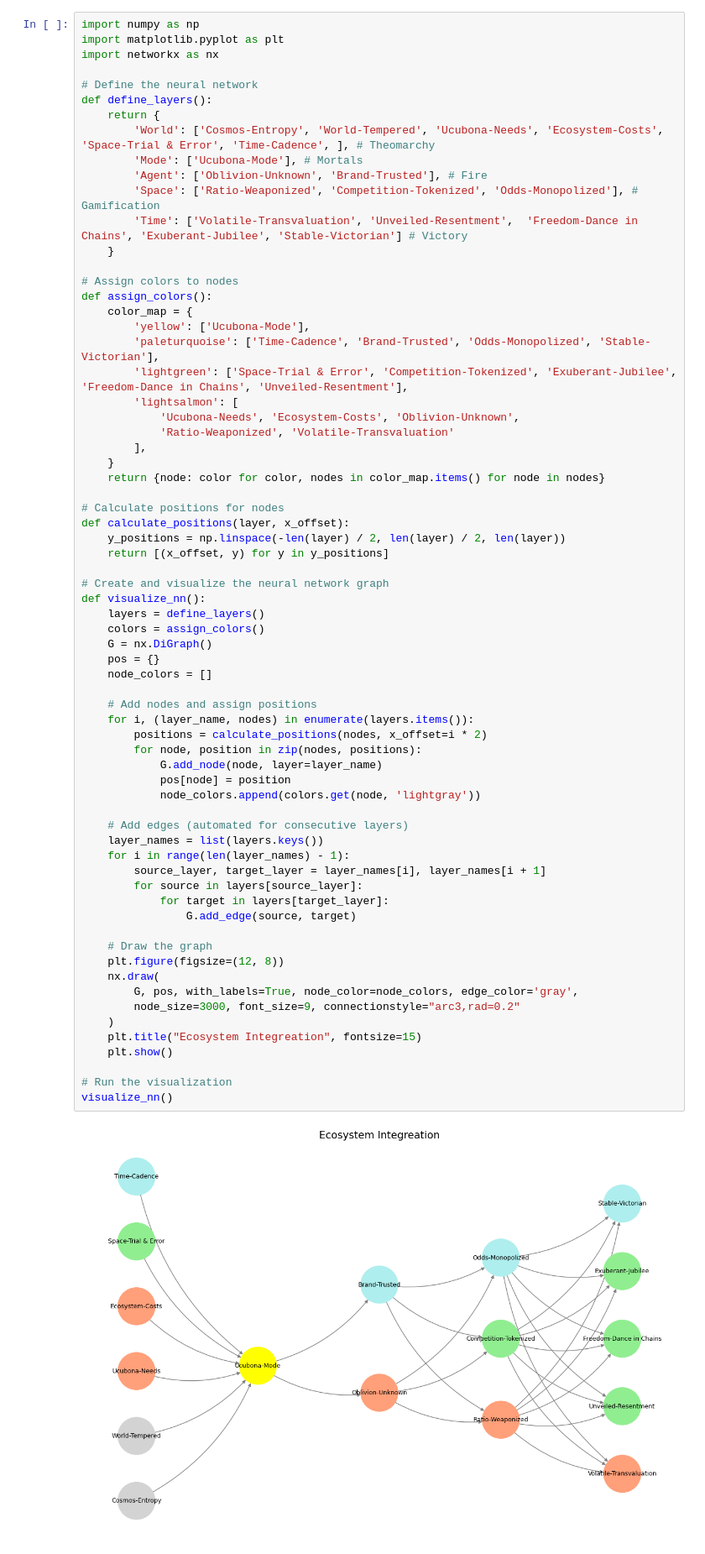
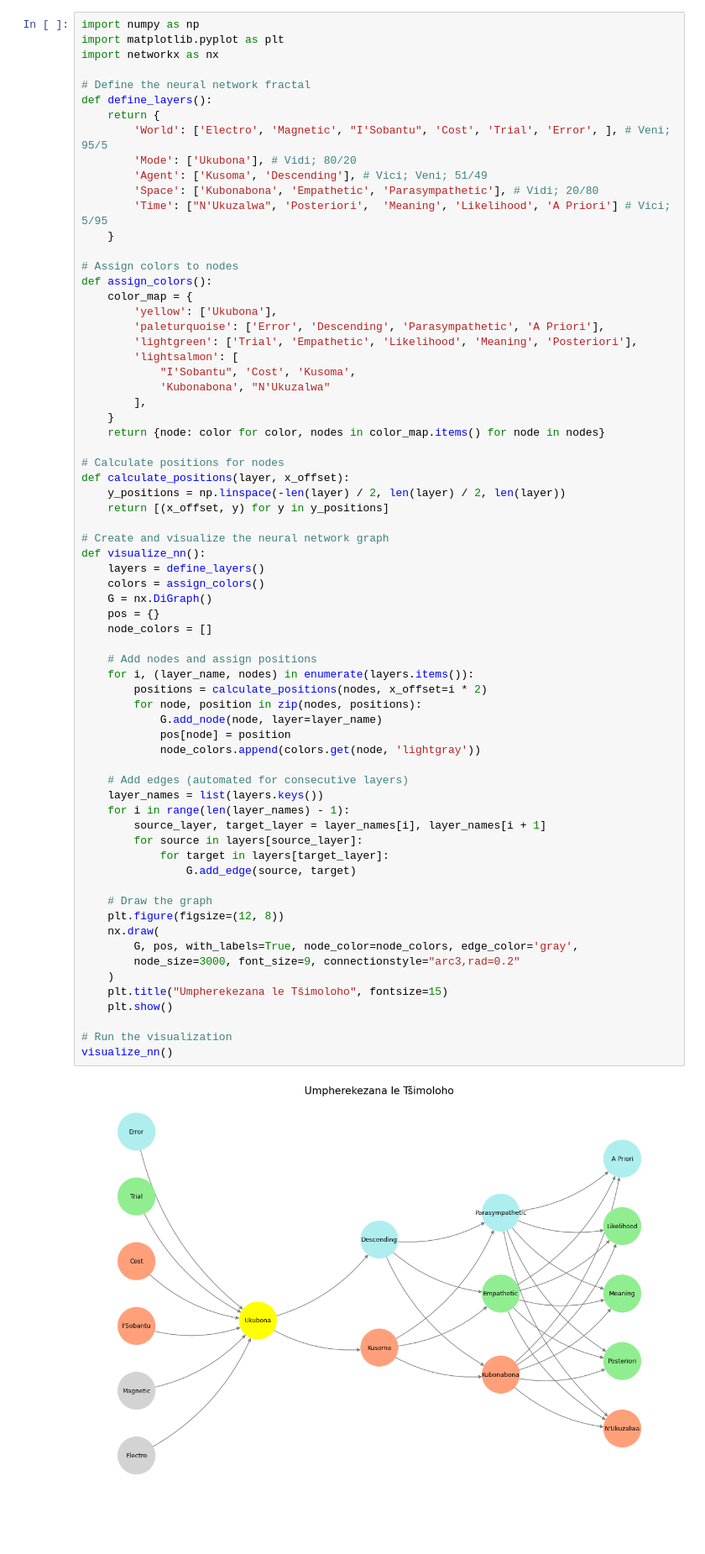
Before and after one commit to abikesa/oil, a Jupyter notebook: kitabo/ensi/_build/jupyter_execute/index.ipynb, the cells around one changed output. Shown at 84% size. Drawn from its saved outputs; the diff is of its cells as text; blank space fills up the shorter version.

````diff
--- a/kitabo/ensi/_build/jupyter_execute/index.ipynb
+++ b/kitabo/ensi/_build/jupyter_execute/index.ipynb
@@ -22,25 +22,25 @@ import numpy as np
 import matplotlib.pyplot as plt
 import networkx as nx
 
-# Define the neural network
+# Define the neural network fractal
 def define_layers():
     return {
-        'World': ['Cosmos-Entropy', 'World-Tempered', 'Ucubona-Needs', 'Ecosystem-Costs', 'Space-Trial & Error', 'Time-Cadence', ], # Theomarchy
-        'Mode': ['Ucubona-Mode'], # Mortals
-        'Agent': ['Oblivion-Unknown', 'Brand-Trusted'], # Fire
-        'Space': ['Ratio-Weaponized', 'Competition-Tokenized', 'Odds-Monopolized'], # Gamification
-        'Time': ['Volatile-Transvaluation', 'Unveiled-Resentment',  'Freedom-Dance in Chains', 'Exuberant-Jubilee', 'Stable-Victorian'] # Victory
+        'World': ['Electro', 'Magnetic', "I'Sobantu", 'Cost', 'Trial', 'Error', ], # Veni; 95/5
+        'Mode': ['Ukubona'], # Vidi; 80/20
+        'Agent': ['Kusoma', 'Descending'], # Vici; Veni; 51/49
+        'Space': ['Kubonabona', 'Empathetic', 'Parasympathetic'], # Vidi; 20/80
+        'Time': ["N'Ukuzalwa", 'Posteriori',  'Meaning', 'Likelihood', 'A Priori'] # Vici; 5/95
     }
 
 # Assign colors to nodes
 def assign_colors():
     color_map = {
-        'yellow': ['Ucubona-Mode'],
-        'paleturquoise': ['Time-Cadence', 'Brand-Trusted', 'Odds-Monopolized', 'Stable-Victorian'],
-        'lightgreen': ['Space-Trial & Error', 'Competition-Tokenized', 'Exuberant-Jubilee', 'Freedom-Dance in Chains', 'Unveiled-Resentment'],
+        'yellow': ['Ukubona'],
+        'paleturquoise': ['Error', 'Descending', 'Parasympathetic', 'A Priori'],
+        'lightgreen': ['Trial', 'Empathetic', 'Likelihood', 'Meaning', 'Posteriori'],
         'lightsalmon': [
-            'Ucubona-Needs', 'Ecosystem-Costs', 'Oblivion-Unknown',
-            'Ratio-Weaponized', 'Volatile-Transvaluation'
+            "I'Sobantu", 'Cost', 'Kusoma',
+            'Kubonabona', "N'Ukuzalwa"
         ],
     }
     return {node: color for color, nodes in color_map.items() for node in nodes}
@@ -58,35 +58,35 @@ def visualize_nn():
     pos = {}
     node_colors = []
 
     # Add nodes and assign positions
     for i, (layer_name, nodes) in enumerate(layers.items()):
         positions = calculate_positions(nodes, x_offset=i * 2)
         for node, position in zip(nodes, positions):
             G.add_node(node, layer=layer_name)
             pos[node] = position
             node_colors.append(colors.get(node, 'lightgray'))
 
     # Add edges (automated for consecutive layers)
     layer_names = list(layers.keys())
     for i in range(len(layer_names) - 1):
         source_layer, target_layer = layer_names[i], layer_names[i + 1]
         for source in layers[source_layer]:
             for target in layers[target_layer]:
                 G.add_edge(source, target)
 
     # Draw the graph
     plt.figure(figsize=(12, 8))
     nx.draw(
         G, pos, with_labels=True, node_color=node_colors, edge_color='gray',
         node_size=3000, font_size=9, connectionstyle="arc3,rad=0.2"
     )
-    plt.title("Ecosystem Integreation", fontsize=15)
+    plt.title("Umpherekezana le Tšimoloho", fontsize=15)
     plt.show()
 
 # Run the visualization
 visualize_nn()
 # %% [output]
-[figure, old version]
+[figure, new version]
 # %% [markdown]
 ```{figure} figures/blanche.*
 ---
````
Also changed, not shown: parts of 1 cell of this notebook, 16 other files.
